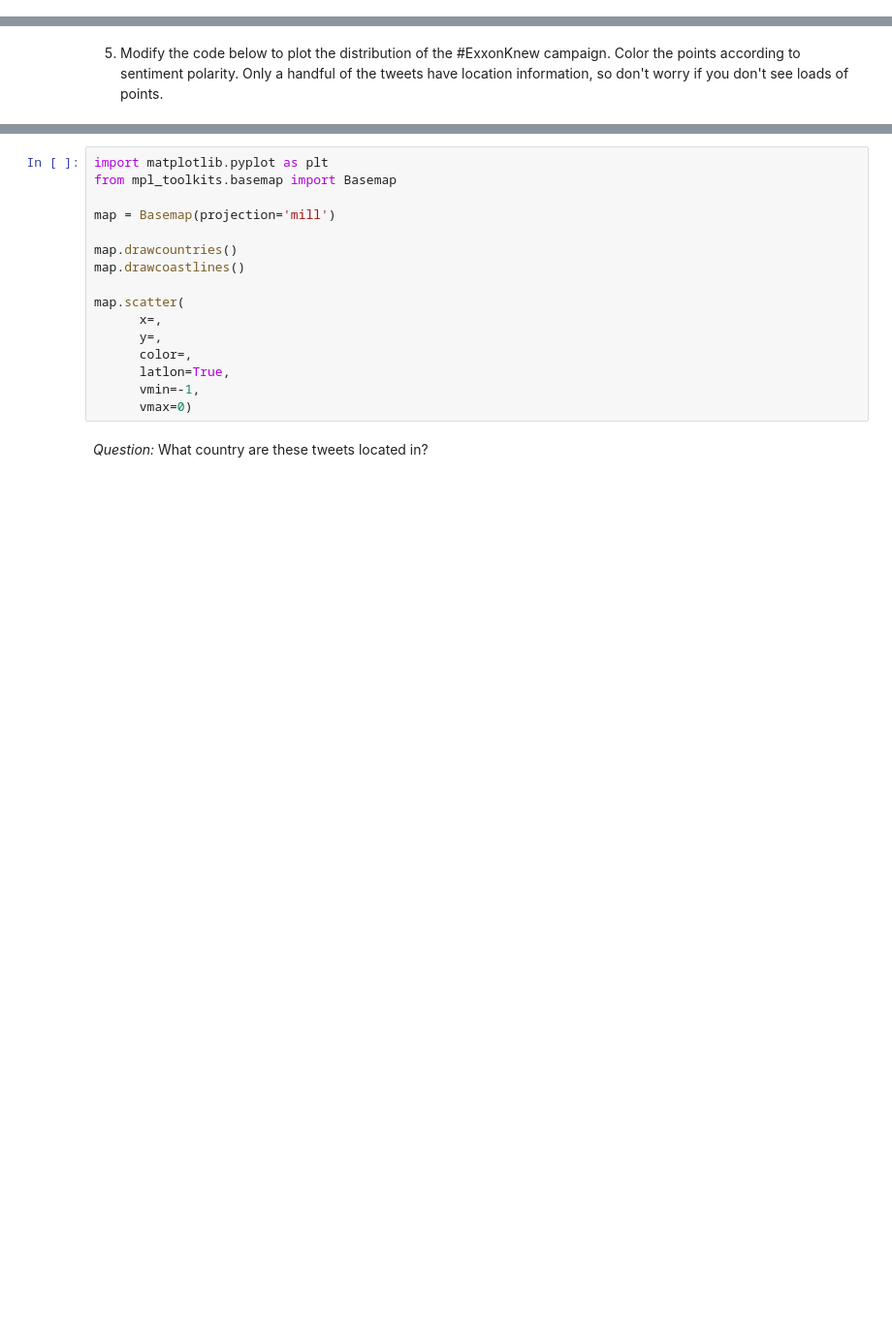
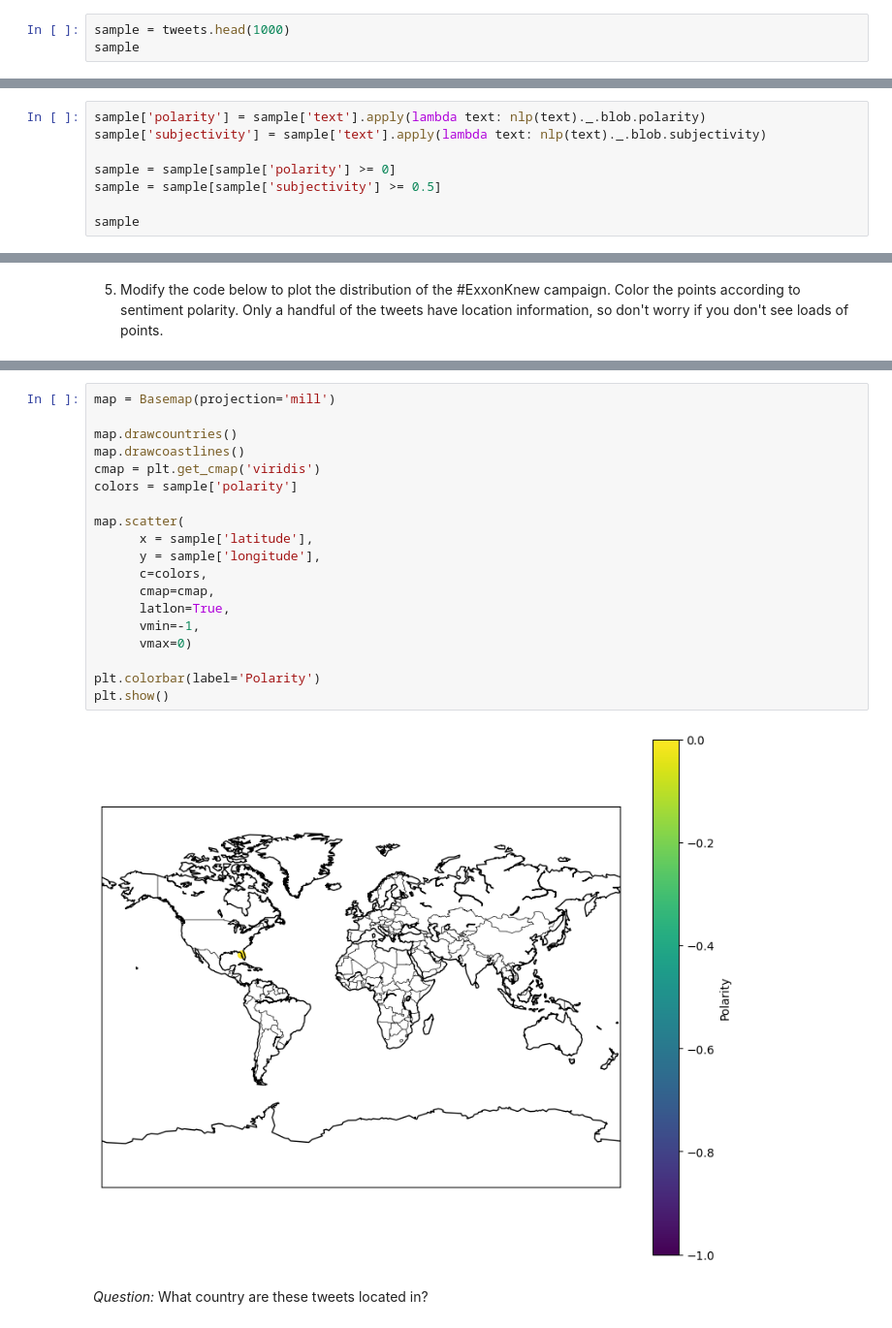
Before and after one commit to maayap/QM2, a Jupyter notebook: notebooks/W04. Natural Language Processing.ipynb, the cells around one changed output, grey strips where cells are left out. Shown at 97% size. Saved outputs shown, nothing was run; the diff lists cells and outputs as text; blank space fills up the shorter version.

```diff
--- a/notebooks/W04. Natural Language Processing.ipynb
+++ b/notebooks/W04. Natural Language Processing.ipynb
@@ -601,3 +618,6 @@ In the code cell below:
 2. Using a lambda function, `.apply(lambda x: nlp(x)._.blob.polarity)`, create a column in the sample dataframe that contains the polarity of each tweet.
 3. Create a column that contains the subjectivity score for each tweet.
 4. Filter the dataframe to discard tweets that are not subjective (subjectivity score < 0.5) *and* tweets that have negative sentiment (polarity score < 0).
+# %%
+sample = tweets.head(1000)
+sample
@@ -603,0 +638,8 @@ In the code cell below:
+# %%
+sample['polarity'] = sample['text'].apply(lambda text: nlp(text)._.blob.polarity)
+sample['subjectivity'] = sample['text'].apply(lambda text: nlp(text)._.blob.subjectivity)
+
+sample = sample[sample['polarity'] >= 0]
+sample = sample[sample['subjectivity'] >= 0.5]
+
+sample
@@ -606,18 +679,23 @@ In the code cell below:
 # %%
-import matplotlib.pyplot as plt
-from mpl_toolkits.basemap import Basemap
-
 map = Basemap(projection='mill')
 
 map.drawcountries()
 map.drawcoastlines()
+cmap = plt.get_cmap('viridis')
+colors = sample['polarity']
 
 map.scatter(
-      x=,
-      y=,
-      color=,
+      x = sample['latitude'],
+      y = sample['longitude'],
+      c=colors,
+      cmap=cmap,
       latlon=True,
       vmin=-1,
       vmax=0)
+
+plt.colorbar(label='Polarity')
+plt.show()
+# %% [output]
+[figure, added]
 # %% [markdown]
 *Question:* What country are these tweets located in?
```
Also changed, not shown: parts of 13 cells of this notebook.
